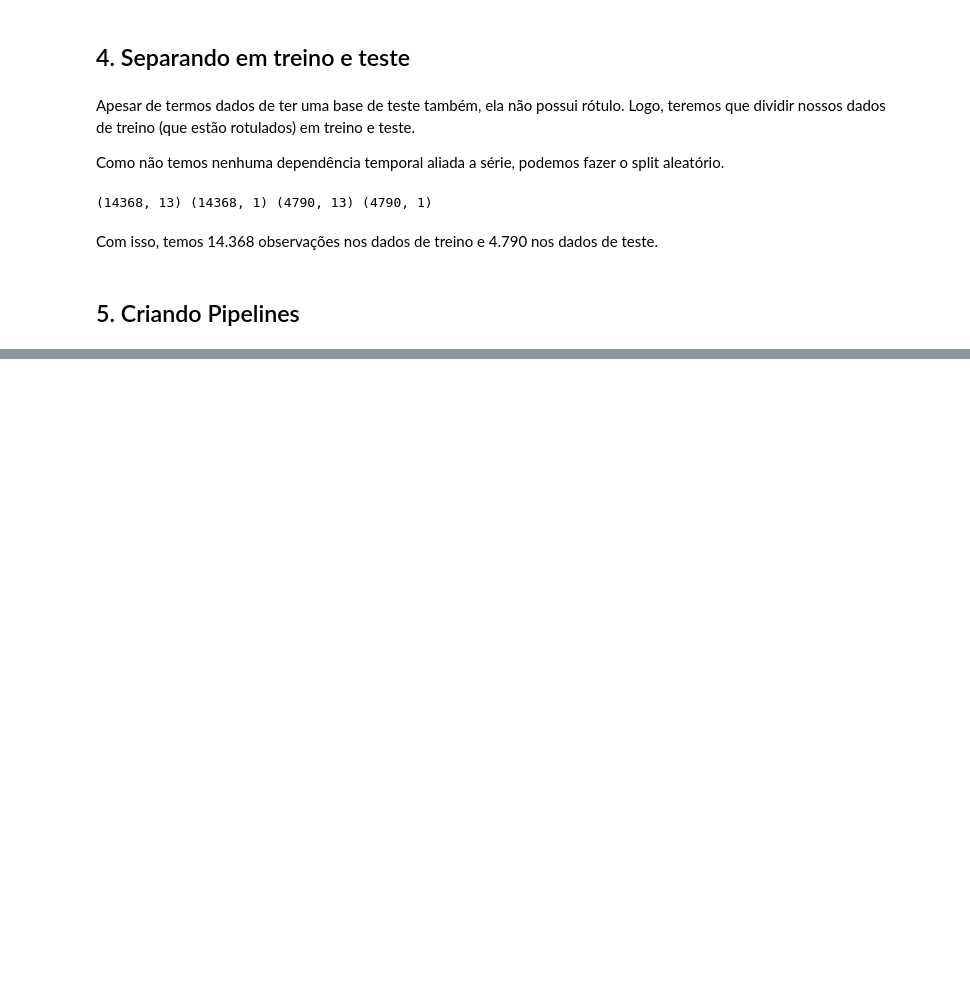
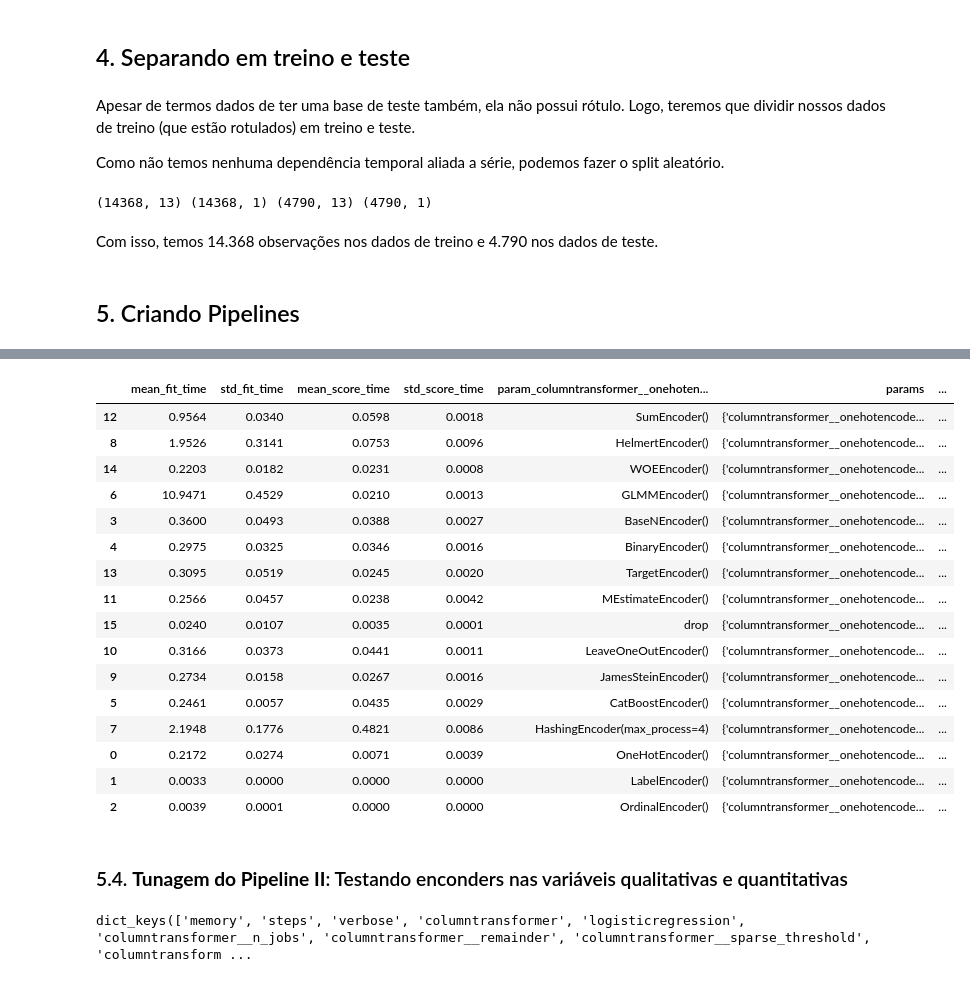
Before and after one commit to barbosarafael/sklearn_pipelines_examples, a Jupyter notebook: notebook/1.0.not_apply_sk_pipeline.ipynb, the cells around one changed output, grey strips where cells are left out. Cells and saved outputs as stored; diff of their text form; code cells hidden in the pictures; blank space fills up the shorter version.

Commit message:
Criando alguns pipelines de exemplo

```diff
--- a/notebook/1.0.not_apply_sk_pipeline.ipynb
+++ b/notebook/1.0.not_apply_sk_pipeline.ipynb
@@ -212,0 +177,7 @@ Apesar de todas essas `warnings`, ele quis dizer que não encontrou uma observa
+# %%
+params = {}
+params["columntransformer__standardscaler"] = [StandardScaler(), MinMaxScaler(), "drop"]
+# %%
+grid = GridSearchCV(final_pipeline, params, cv = 4)
+
+grid.fit(x_train, y_train)
@@ -212,0 +217,29 @@ Apesar de todas essas `warnings`, ele quis dizer que não encontrou uma observa
+# %%
+from sklearn.preprocessing import LabelEncoder, OrdinalEncoder
+import category_encoders as ce
+
+
+le = LabelEncoder()
+oe = OrdinalEncoder()
+encoder = ce.BackwardDifferenceEncoder()
+encoder1 = ce.BaseNEncoder()
+encoder2 = ce.BinaryEncoder()
+encoder3 = ce.CatBoostEncoder()
+encoder5 = ce.GLMMEncoder()
+encoder6 = ce.HashingEncoder()
+encoder7 = ce.HelmertEncoder()
+encoder8 = ce.JamesSteinEncoder()
+encoder9 = ce.LeaveOneOutEncoder()
+encoder10 = ce.MEstimateEncoder()
+encoder13 = ce.SumEncoder()
+encoder15 = ce.TargetEncoder()
+encoder16 = ce.WOEEncoder()
+
+
+params = {}
+params["columntransformer__onehotencoder"] = [ohe, le, oe, encoder1, encoder2, encoder3, encoder5, encoder6,
+                                              encoder7, encoder8, encoder9, encoder10, encoder13, encoder15, encoder16, "drop"]
+# %%
+grid = GridSearchCV(final_pipeline, params, cv = 4)
+
+grid.fit(x_train, y_train)
@@ -212,0 +264,28 @@ Apesar de todas essas `warnings`, ele quis dizer que não encontrou uma observa
+# %%
+results = pd.DataFrame(grid.cv_results_)
+
+results.sort_values("rank_test_score").round(4)
+# %% [output]
+|  | mean_fit_time | std_fit_time | mean_score_time | std_score_time | param_columntransformer__onehoten... | params | ... |
+| 12 | 0.9564 | 0.0340 | 0.0598 | 0.0018 | SumEncoder() | {'columntransformer__onehotencode... | ... |
+| 8 | 1.9526 | 0.3141 | 0.0753 | 0.0096 | HelmertEncoder() | {'columntransformer__onehotencode... | ... |
+| 14 | 0.2203 | 0.0182 | 0.0231 | 0.0008 | WOEEncoder() | {'columntransformer__onehotencode... | ... |
+| 6 | 10.9471 | 0.4529 | 0.0210 | 0.0013 | GLMMEncoder() | {'columntransformer__onehotencode... | ... |
+| 3 | 0.3600 | 0.0493 | 0.0388 | 0.0027 | BaseNEncoder() | {'columntransformer__onehotencode... | ... |
+| 4 | 0.2975 | 0.0325 | 0.0346 | 0.0016 | BinaryEncoder() | {'columntransformer__onehotencode... | ... |
+| 13 | 0.3095 | 0.0519 | 0.0245 | 0.0020 | TargetEncoder() | {'columntransformer__onehotencode... | ... |
+| 11 | 0.2566 | 0.0457 | 0.0238 | 0.0042 | MEstimateEncoder() | {'columntransformer__onehotencode... | ... |
+| 15 | 0.0240 | 0.0107 | 0.0035 | 0.0001 | drop | {'columntransformer__onehotencode... | ... |
+| 10 | 0.3166 | 0.0373 | 0.0441 | 0.0011 | LeaveOneOutEncoder() | {'columntransformer__onehotencode... | ... |
+| 9 | 0.2734 | 0.0158 | 0.0267 | 0.0016 | JamesSteinEncoder() | {'columntransformer__onehotencode... | ... |
+| 5 | 0.2461 | 0.0057 | 0.0435 | 0.0029 | CatBoostEncoder() | {'columntransformer__onehotencode... | ... |
+| 7 | 2.1948 | 0.1776 | 0.4821 | 0.0086 | HashingEncoder(max_process=4) | {'columntransformer__onehotencode... | ... |
+| 0 | 0.2172 | 0.0274 | 0.0071 | 0.0039 | OneHotEncoder() | {'columntransformer__onehotencode... | ... |
+| 1 | 0.0033 | 0.0000 | 0.0000 | 0.0000 | LabelEncoder() | {'columntransformer__onehotencode... | ... |
+| 2 | 0.0039 | 0.0001 | 0.0000 | 0.0000 | OrdinalEncoder() | {'columntransformer__onehotencode... | ... |
+# %% [markdown]
+### 5.4. **Tunagem do Pipeline II**: Testando enconders nas variáveis qualitativas e quantitativas
+# %%
+final_pipeline.get_params().keys()
+# %% [output]
+dict_keys(['memory', 'steps', 'verbose', 'columntransformer', 'logisticregression', 'columntransformer__n_jobs', 'columntransformer__remainder', 'columntransformer__sparse_threshold', 'columntransform ...
```
Also changed, not shown: parts of 33 cells of this notebook.
